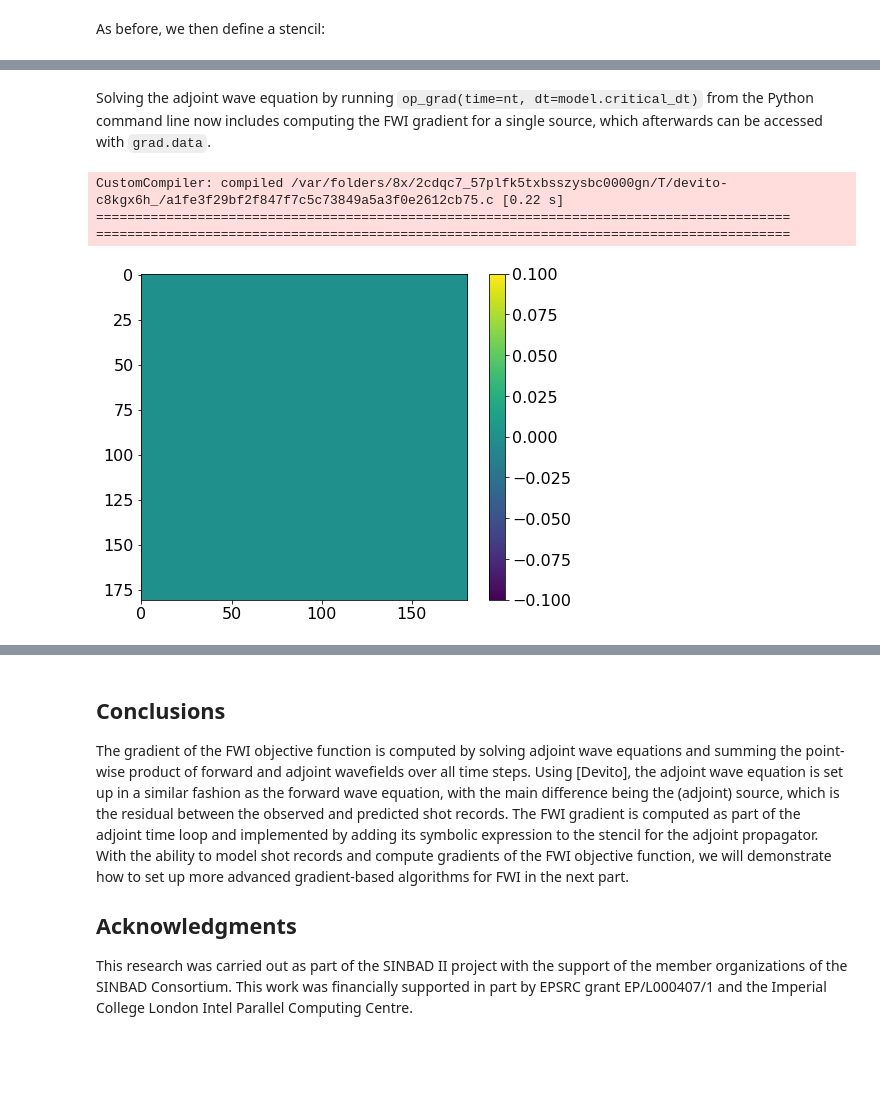
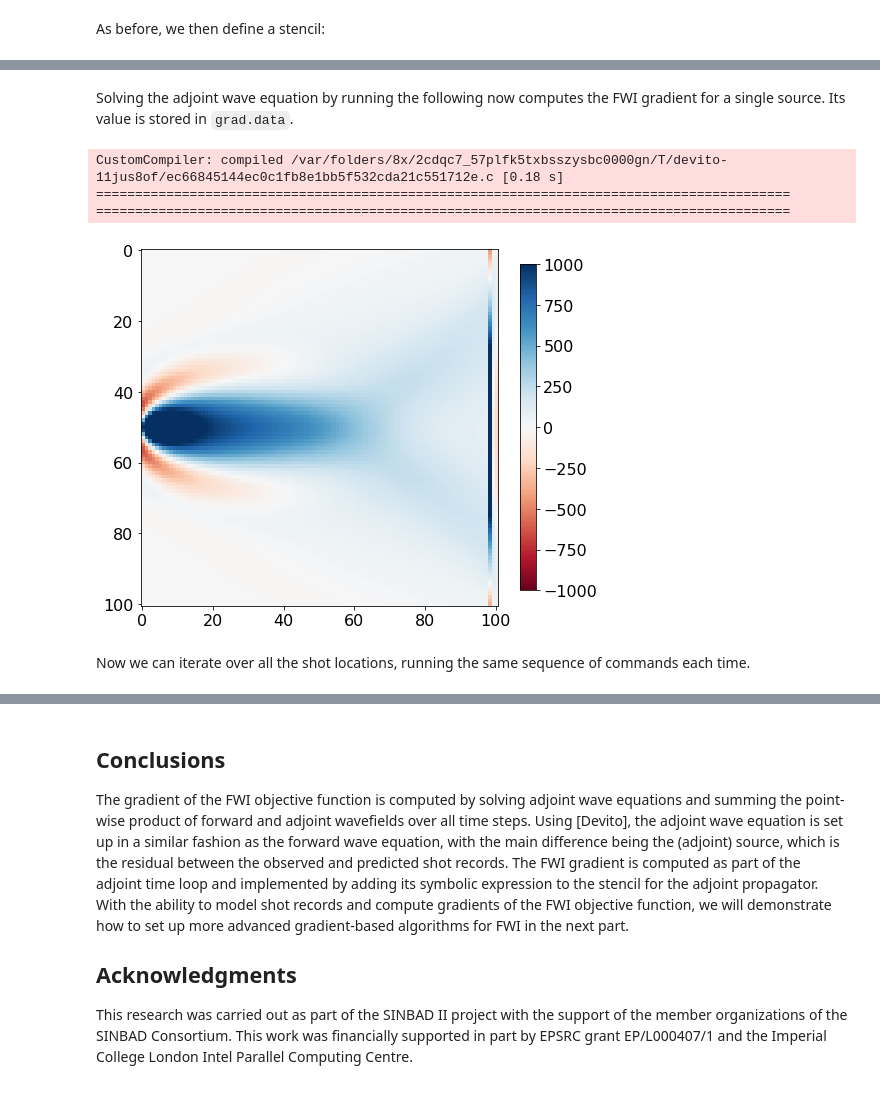
Before and after one commit to seg/tutorials-2018, a Jupyter notebook: 1801_FWI_Adjoint_modeling/notebook/Notebook.ipynb, the cells around one changed output, grey strips where cells are left out. Saved outputs shown, nothing was run; the diff lists cells and outputs as text; code cells hidden in the pictures; blank space fills up the shorter version.

```diff
--- a/1801_FWI_Adjoint_modeling/notebook/Notebook.ipynb
+++ b/1801_FWI_Adjoint_modeling/notebook/Notebook.ipynb
@@ -299,5 +340,5 @@ u = TimeFunction(name="u", grid=model.grid,
                  save=True, time_dim=nt)
 # %%
-grad = Function(name="g", grid=model.grid)
+grad = Function(name="grad", grid=model.grid)
 grad_update = Eq(grad, grad - u * v.dt2)
 # %% [markdown]
@@ -308,14 +349,20 @@ op_grad = Operator([stencil_v] + src_term + [grad_update],
 # %% [markdown]
-Solving the adjoint wave equation by running `op_grad(time=nt, dt=model.critical_dt)` from the Python command line now includes computing the FWI gradient for a single source, which afterwards can be accessed with `grad.data`.
+Solving the adjoint wave equation by running the following now computes the FWI gradient for a single source. Its value is stored in `grad.data`.
-# %%
-op_grad(time=nt, dt=model.critical_dt)
-# %% [output]
-CustomCompiler: compiled /var/folders/8x/2cdqc7_57plfk5txbsszysbc0000gn/T/devito-c8kgx6h_/a1fe3f29bf2f847f7c5c73849a5a3f0e2612cb75.c [0.22 s]
-=========================================================================================
-=========================================================================================
-# %%
-plt.imshow(grad.data)
-plt.colorbar()
-plt.show()
-# %% [output]
-[figure, removed]
+# %%
+op_grad(u=u0, v=v, m=model0.m,
+        residual=pred.data-obs.data,
+        time=nt, dt=dt)
+# %% [output]
+CustomCompiler: compiled /var/folders/8x/2cdqc7_57plfk5txbsszysbc0000gn/T/devito-11jus8of/ec66845144ec0c1fb8e1bb5f532cda21c551712e.c [0.18 s]
+=========================================================================================
+=========================================================================================
+# %%
+# NOT FOR MANUSCIPT
+plt.figure(figsize=(8,8))
+plt.imshow(np.transpose(grad.data[40:-40,40:-40]), cmap='RdBu', vmin=-1e3, vmax=1e3)
+plt.colorbar(shrink=0.75)
+plt.show()
+# %% [output]
+[figure, added]
+# %% [markdown]
+Now we can iterate over all the shot locations, running the same sequence of commands each time.
```
Also changed, not shown: parts of 38 cells of this notebook.
